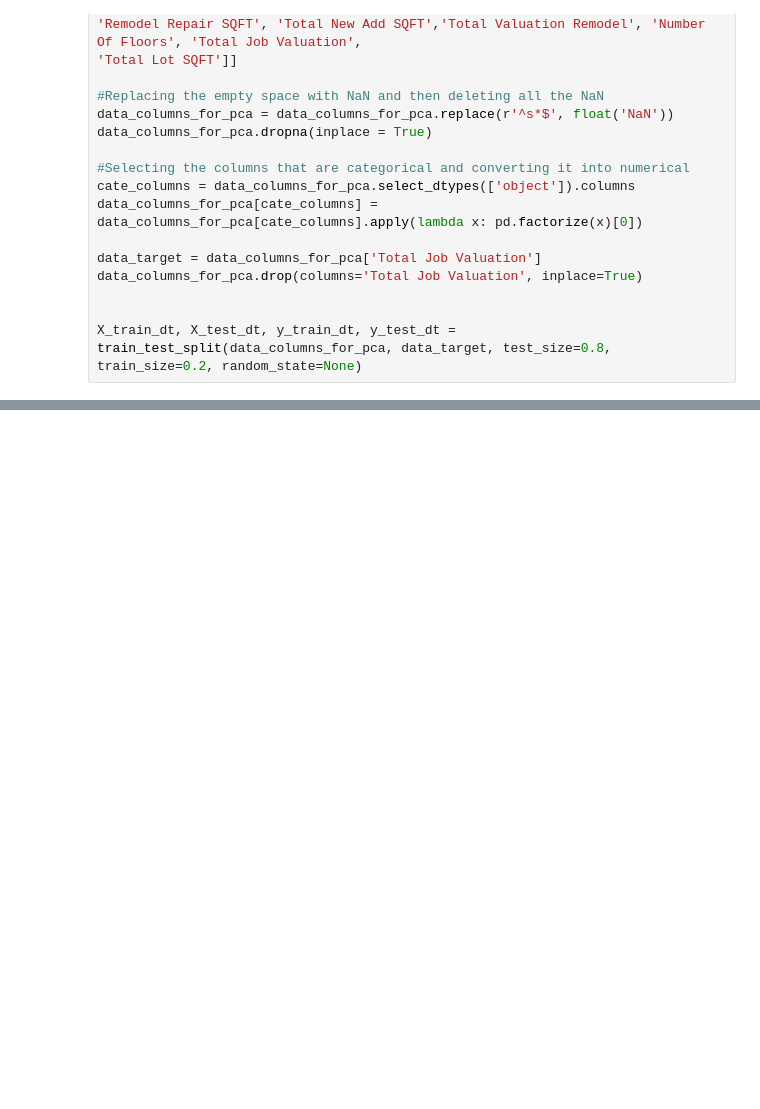
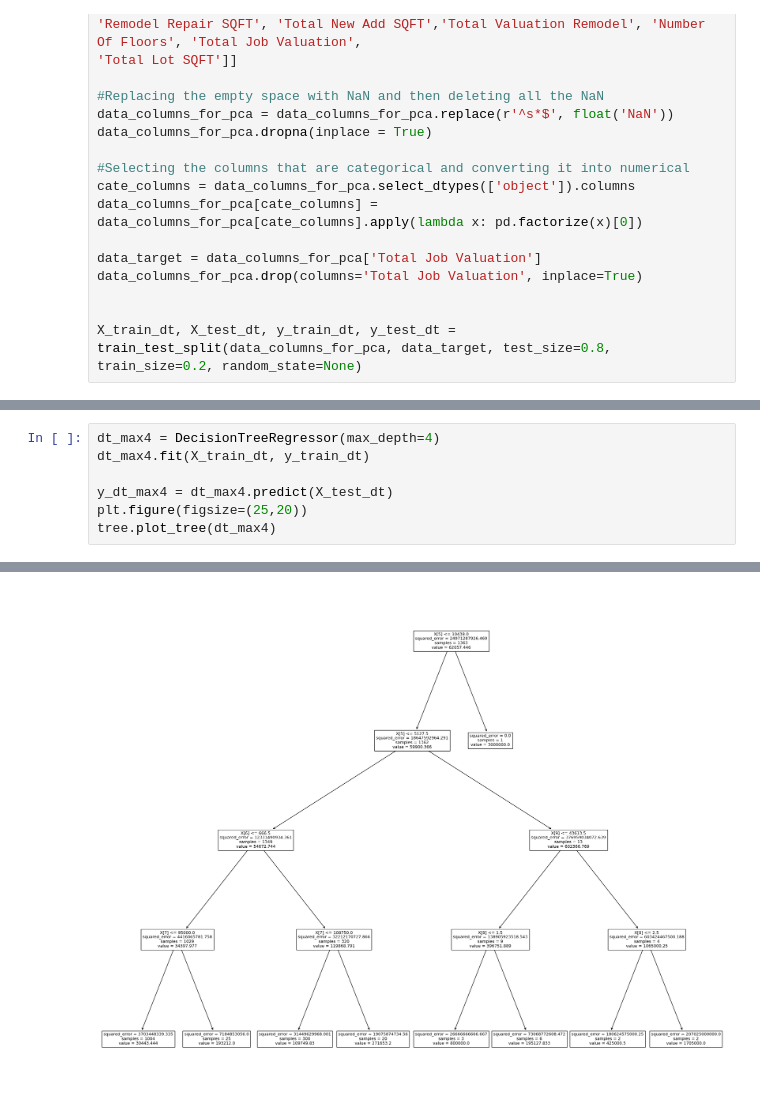
Before and after one commit to Josephslee99/CSE4-587Project, a Jupyter notebook: phase2David.ipynb, the cells around one changed output, grey strips where cells are left out. Drawn from its saved outputs; the diff is of its cells as text; blank space fills up the shorter version.

```diff
--- a/phase2David.ipynb
+++ b/phase2David.ipynb
@@ -69,0 +89,8 @@ tree.plot_tree(dt_max3)
+# %%
+dt_max4 = DecisionTreeRegressor(max_depth=4)
+dt_max4.fit(X_train_dt, y_train_dt)
+
+y_dt_max4 = dt_max4.predict(X_test_dt)
+plt.figure(figsize=(25,20))
+tree.plot_tree(dt_max4)
+# %% [output]
@@ -69,0 +114 @@ tree.plot_tree(dt_max3)
+[figure, added]
```
Also changed, not shown: parts of 18 cells of this notebook, 2 other files.
